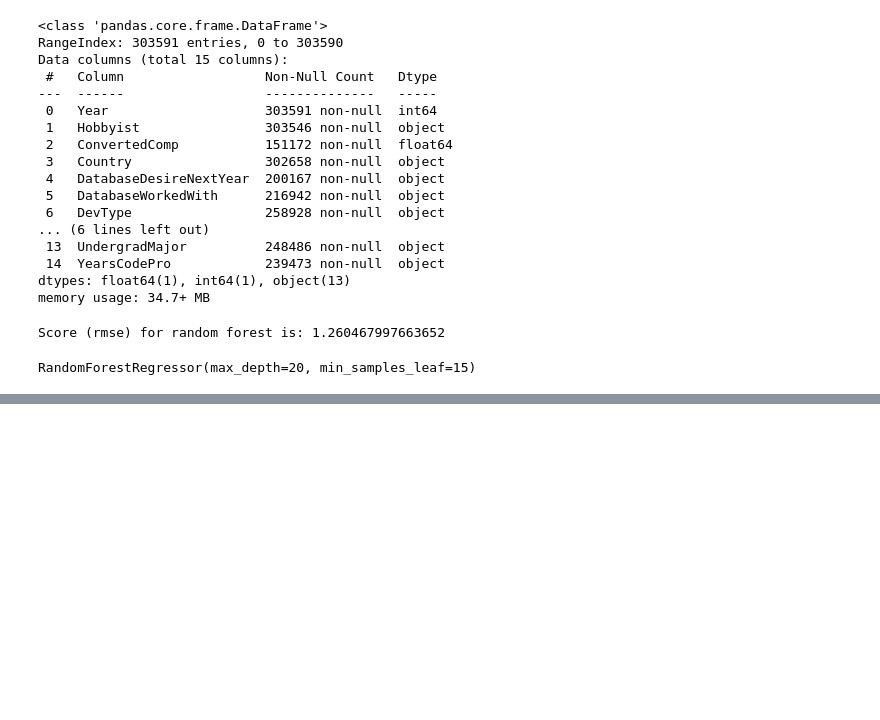
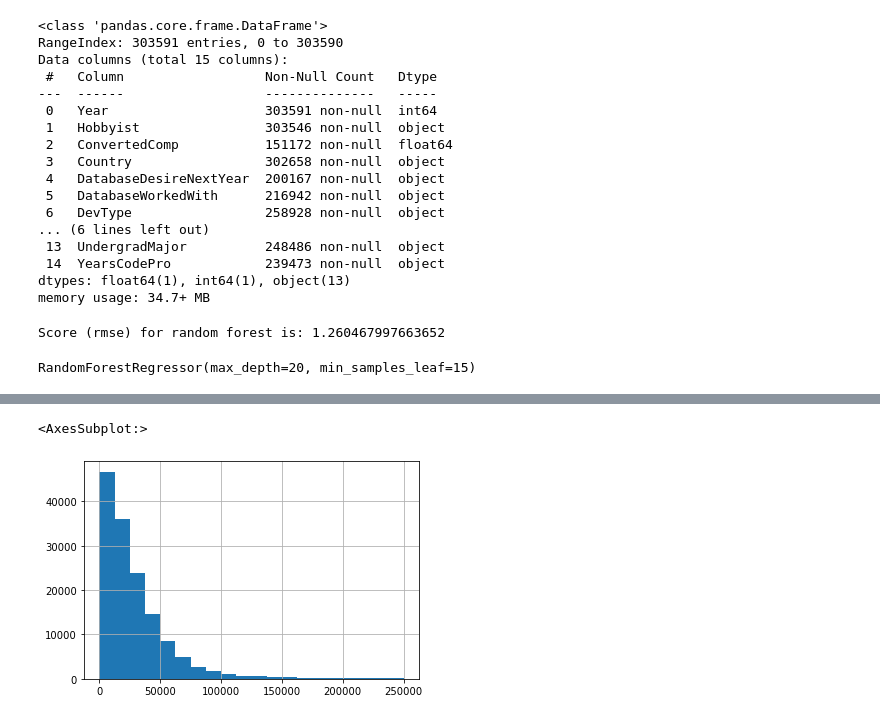
Before and after one commit to infoshareacademy/jdszr4-wdevs, a Jupyter notebook: Projekt_ML/Projekt_3.ipynb, the cells around one changed output, grey strips where cells are left out. Cells and saved outputs as stored; diff of their text form; code cells hidden in the pictures; blank space fills up the shorter version.

```diff
--- a/Projekt_ML/Projekt_3.ipynb
+++ b/Projekt_ML/Projekt_3.ipynb
@@ -600,0 +605,5 @@ X = df2[['Year','JobSat','YearsCodePro','C++_lang','Common_Lisp_lang','Clojure_l
+# %%
+diff[diff<250000].hist(bins=20)
+# %% [output]
+<AxesSubplot:>
+[figure, added]
```
Also changed, not shown: parts of 24 cells of this notebook.
